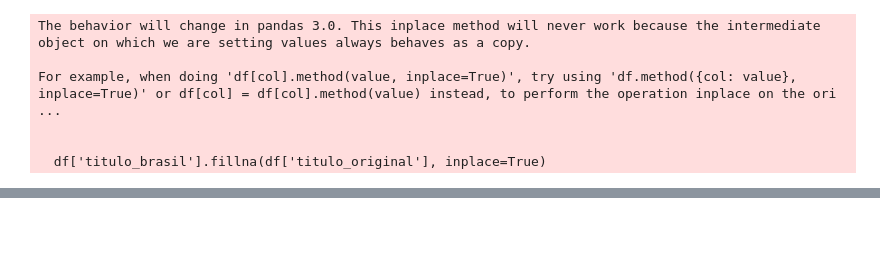
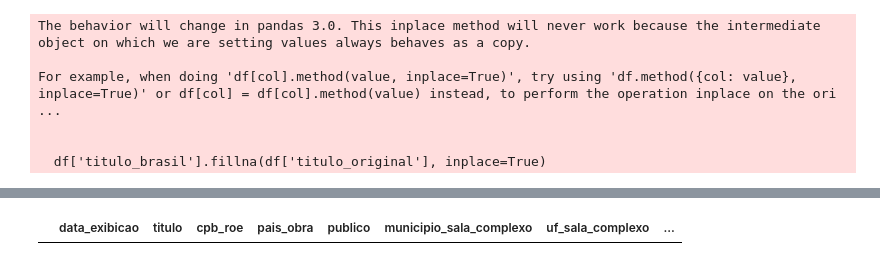
Before and after one commit to JamesIslan/analise-dados-ancine, a Jupyter notebook: src/bilheteria-distribuidoras.ipynb, the cells around one changed output, grey strips where cells are left out. Cells and saved outputs as stored; diff of their text form; code cells hidden in the pictures; blank space fills up the shorter version.

```diff
--- a/src/bilheteria-distribuidoras.ipynb
+++ b/src/bilheteria-distribuidoras.ipynb
@@ -57,6 +60,9 @@ df.drop(columns=['registro_exibidor'], inplace=True)
 # %%
 # Remoção de coluna 'registro_complexo'
 df.drop(columns=['registro_complexo'], inplace=True)
+# %%
+# Remoção de coluna 'municipio_sala_complexo'
+df.drop(columns=['municipio_sala_complexo'], inplace=True)
 # %%
 # Remoção de coluna 'cnpj_distribuidora'
 df.drop(columns=['cnpj_distribuidora'], inplace=True)
@@ -119,0 +139,4 @@ dtype: int64
+# %%
+display(df[df['pais_obra'].isna()])
+# %% [output]
+|  | data_exibicao | titulo | cpb_roe | pais_obra | publico | municipio_sala_complexo | uf_sala_complexo | ... |
```
Also changed, not shown: parts of 10 cells of this notebook, 1 other file.
